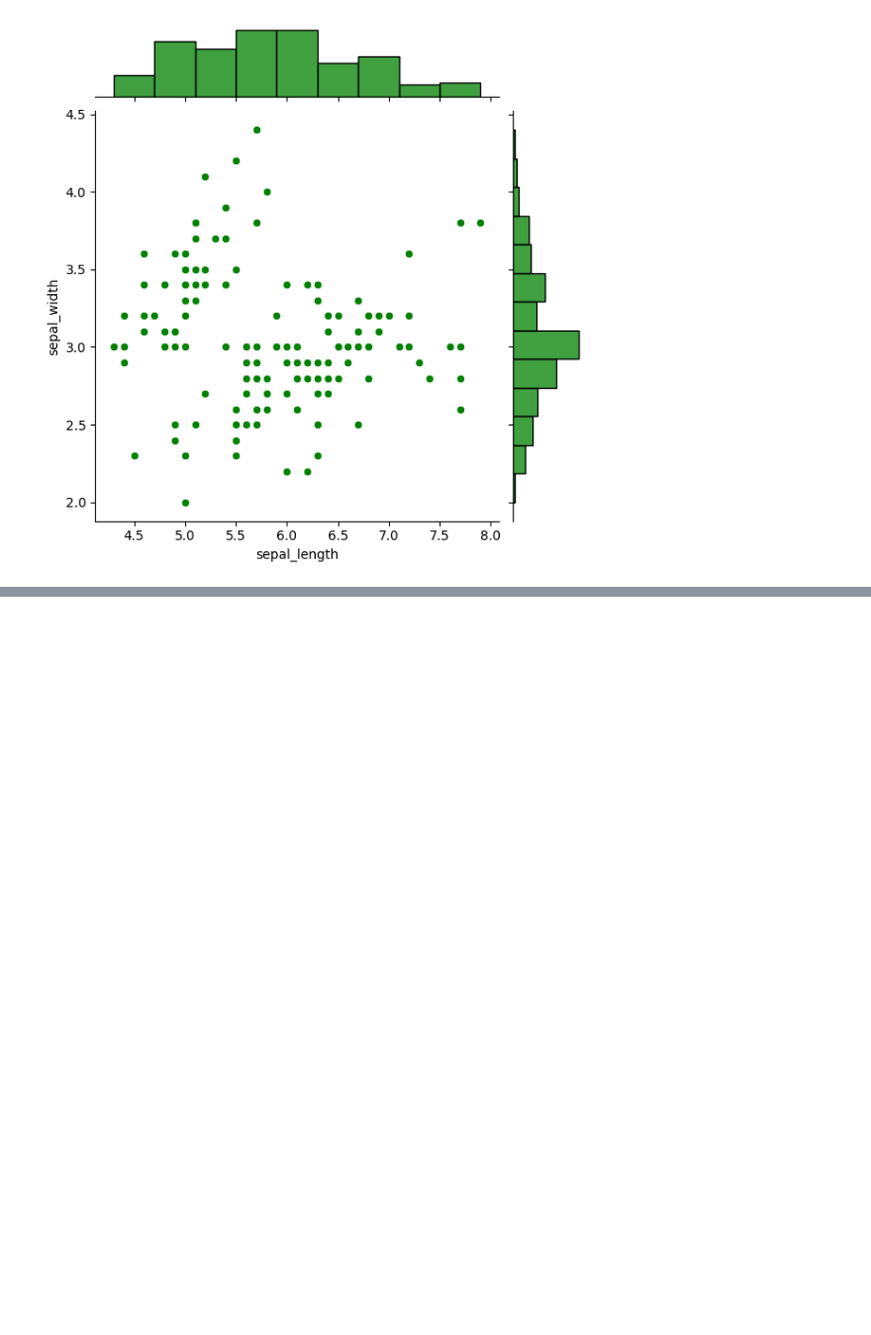
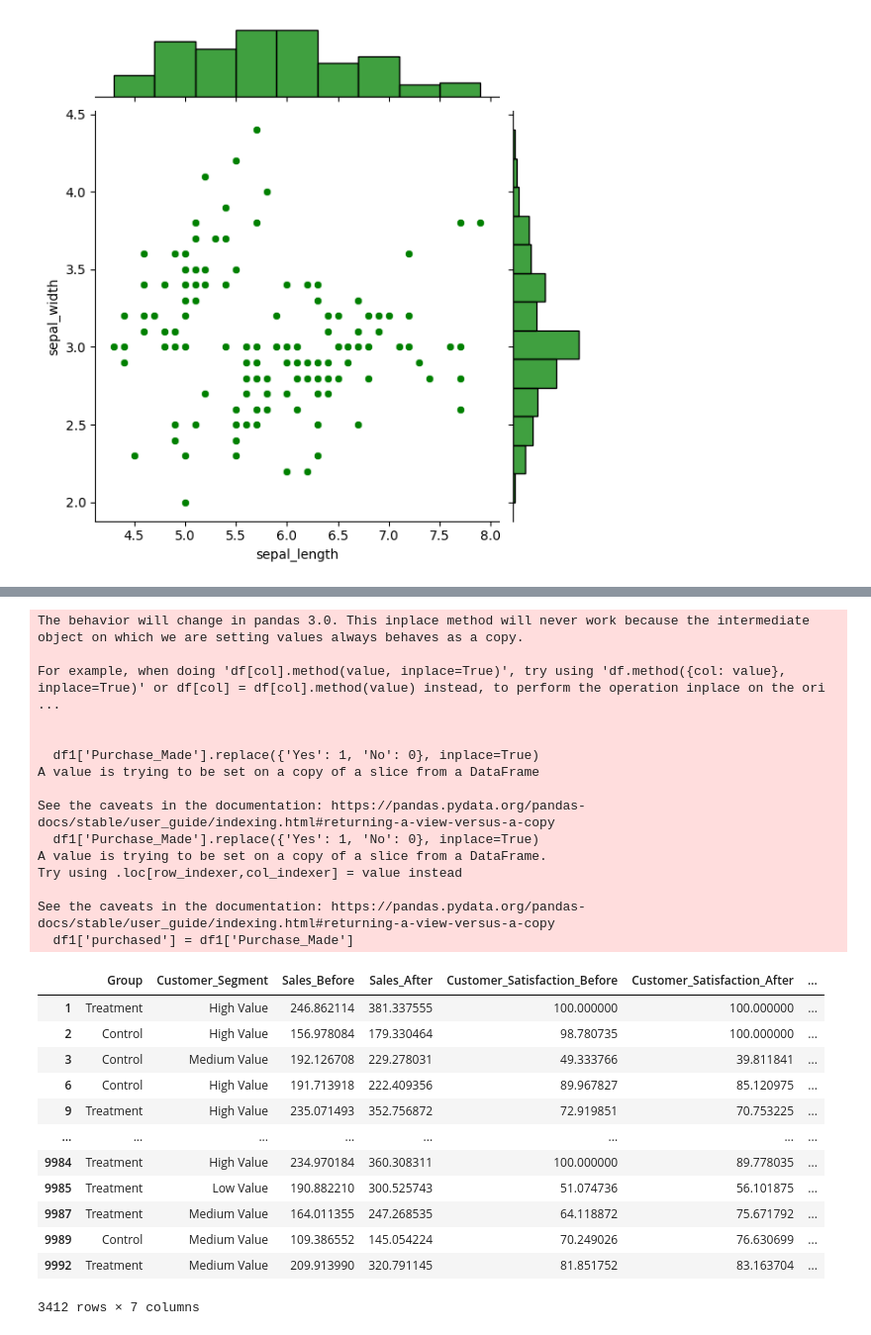
Before and after one commit to SHASHANK8412/IRIS, a Jupyter notebook: IRIS.ipynb, the cells around one changed output, grey strips where cells are left out. Shown: that part at 99% size. Saved outputs shown, nothing was run; the diff lists cells and outputs as text; code cells hidden in the pictures; blank space fills up the shorter version.

```diff
--- a/IRIS.ipynb
+++ b/IRIS.ipynb
@@ -206,0 +240,35 @@ plt.show()
+# %%
+df1['Purchase_Made'].replace({'Yes': 1, 'No': 0}, inplace=True)
+df1['purchased'] = df1['Purchase_Made']
+df1
+df2 = df1.drop(columns=['purchased'])
+df2
+# %% [output]
+The behavior will change in pandas 3.0. This inplace method will never work because the intermediate object on which we are setting values always behaves as a copy.
+
+For example, when doing 'df[col].method(value, inplace=True)', try using 'df.method({col: value}, inplace=True)' or df[col] = df[col].method(value) instead, to perform the operation inplace on the ori ...
+
+
+  df1['Purchase_Made'].replace({'Yes': 1, 'No': 0}, inplace=True)
+A value is trying to be set on a copy of a slice from a DataFrame
+
+See the caveats in the documentation: https://pandas.pydata.org/pandas-docs/stable/user_guide/indexing.html#returning-a-view-versus-a-copy
+  df1['Purchase_Made'].replace({'Yes': 1, 'No': 0}, inplace=True)
+A value is trying to be set on a copy of a slice from a DataFrame.
+Try using .loc[row_indexer,col_indexer] = value instead
+
+See the caveats in the documentation: https://pandas.pydata.org/pandas-docs/stable/user_guide/indexing.html#returning-a-view-versus-a-copy
+  df1['purchased'] = df1['Purchase_Made']
+|  | Group | Customer_Segment | Sales_Before | Sales_After | Customer_Satisfaction_Before | Customer_Satisfaction_After | ... |
+| 1 | Treatment | High Value | 246.862114 | 381.337555 | 100.000000 | 100.000000 | ... |
+| 2 | Control | High Value | 156.978084 | 179.330464 | 98.780735 | 100.000000 | ... |
+| 3 | Control | Medium Value | 192.126708 | 229.278031 | 49.333766 | 39.811841 | ... |
+| 6 | Control | High Value | 191.713918 | 222.409356 | 89.967827 | 85.120975 | ... |
+| 9 | Treatment | High Value | 235.071493 | 352.756872 | 72.919851 | 70.753225 | ... |
+| ... | ... | ... | ... | ... | ... | ... | ... |
+| 9984 | Treatment | High Value | 234.970184 | 360.308311 | 100.000000 | 89.778035 | ... |
+| 9985 | Treatment | Low Value | 190.882210 | 300.525743 | 51.074736 | 56.101875 | ... |
+| 9987 | Treatment | Medium Value | 164.011355 | 247.268535 | 64.118872 | 75.671792 | ... |
+| 9989 | Control | Medium Value | 109.386552 | 145.054224 | 70.249026 | 76.630699 | ... |
+| 9992 | Treatment | Medium Value | 209.913990 | 320.791145 | 81.851752 | 83.163704 | ... |
+3412 rows × 7 columns
```
Also changed, not shown: parts of 2 cells of this notebook.
